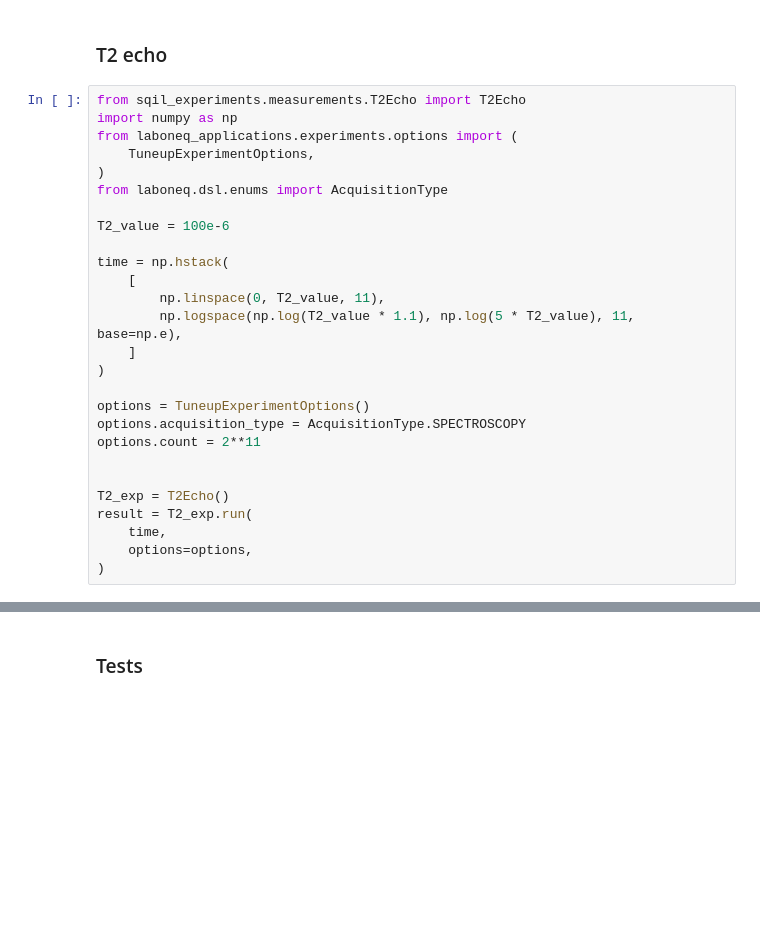
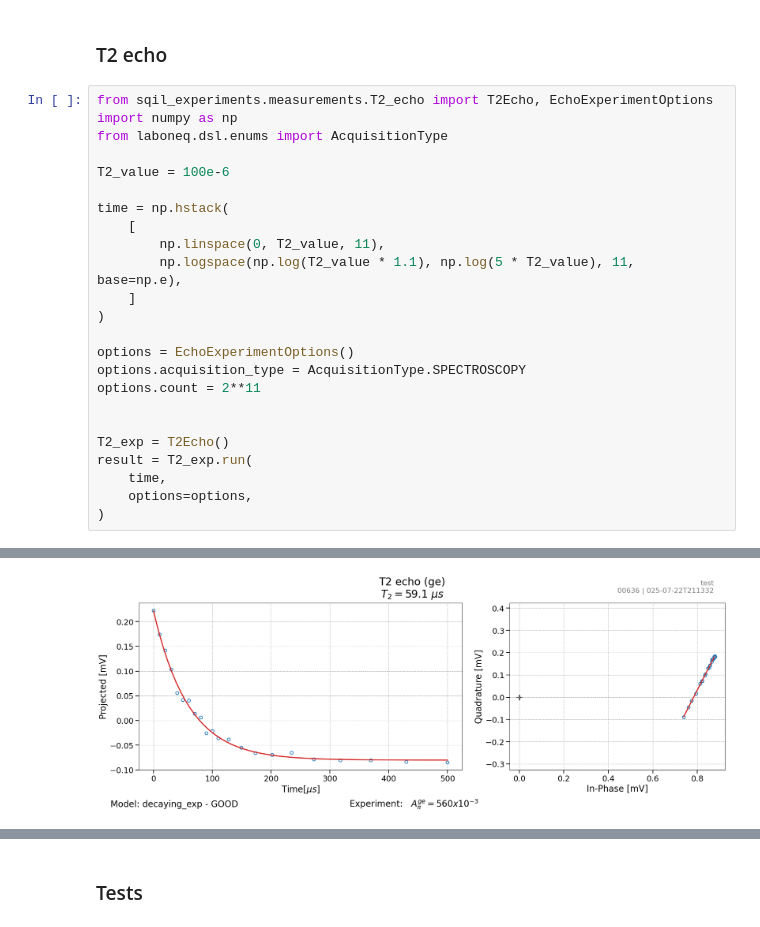
Before and after one commit to SQIL-EPFL/sqil-experiments, a Jupyter notebook: sqil_experiments/measurements/measure.ipynb, the cells around one changed output, grey strips where cells are left out. Drawn from its saved outputs; the diff is of its cells as text; blank space fills up the shorter version.

```diff
--- a/sqil_experiments/measurements/measure.ipynb
+++ b/sqil_experiments/measurements/measure.ipynb
@@ -229,11 +233,8 @@ result = T1_exp.run(
 # %% [markdown]
 ### T2 echo
 # %%
-from sqil_experiments.measurements.T2Echo import T2Echo
+from sqil_experiments.measurements.T2_echo import T2Echo, EchoExperimentOptions
 import numpy as np
-from laboneq_applications.experiments.options import (
-    TuneupExperimentOptions,
-)
 from laboneq.dsl.enums import AcquisitionType
 
 T2_value = 100e-6
@@ -245,7 +246,7 @@ time = np.hstack(
     ]
 )
 
-options = TuneupExperimentOptions()
+options = EchoExperimentOptions()
 options.acquisition_type = AcquisitionType.SPECTROSCOPY
 options.count = 2**11
 
@@ -255,3 +256,4 @@ result = T2_exp.run(
     time,
     options=options,
 )
+# %% [output]
@@ -257,0 +288 @@ result = T2_exp.run(
+[figure, added]
```
Also changed, not shown: parts of 8 cells of this notebook, 4 other files.
